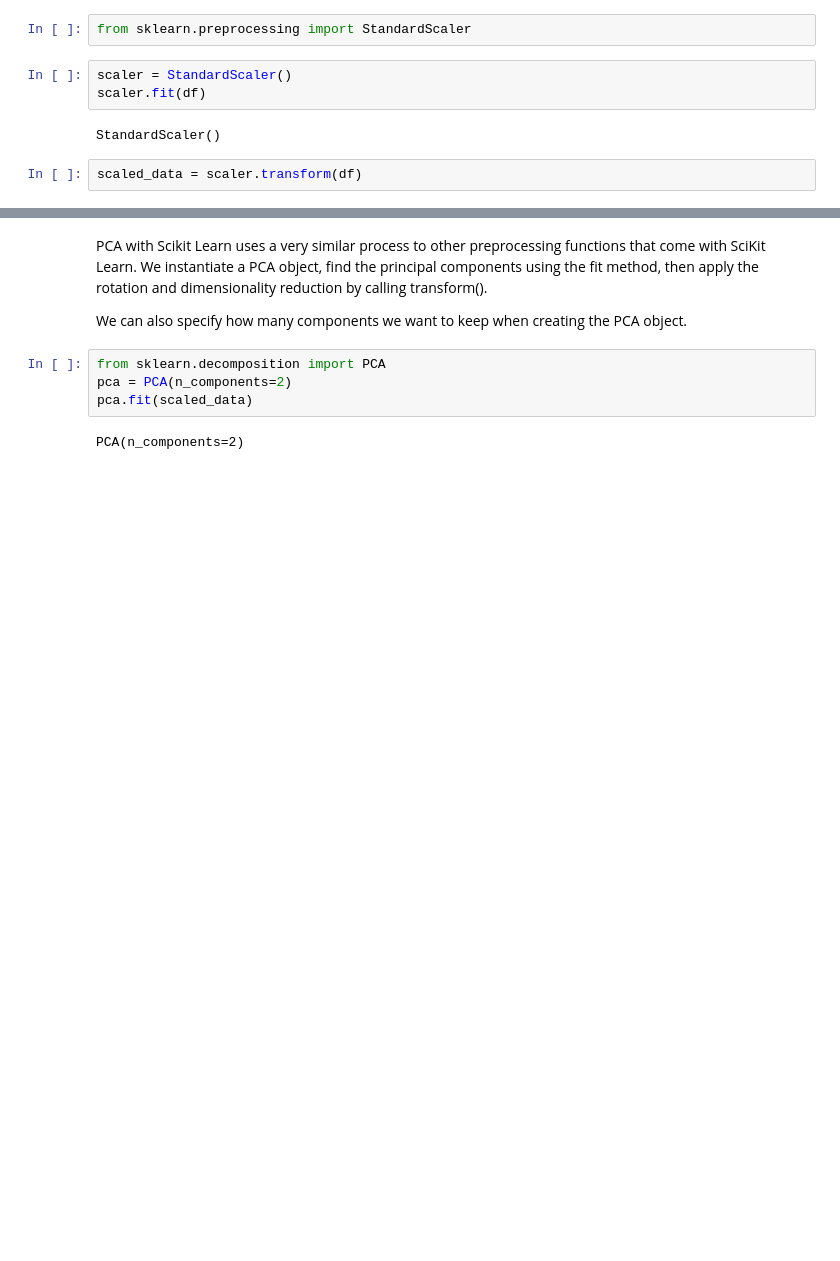
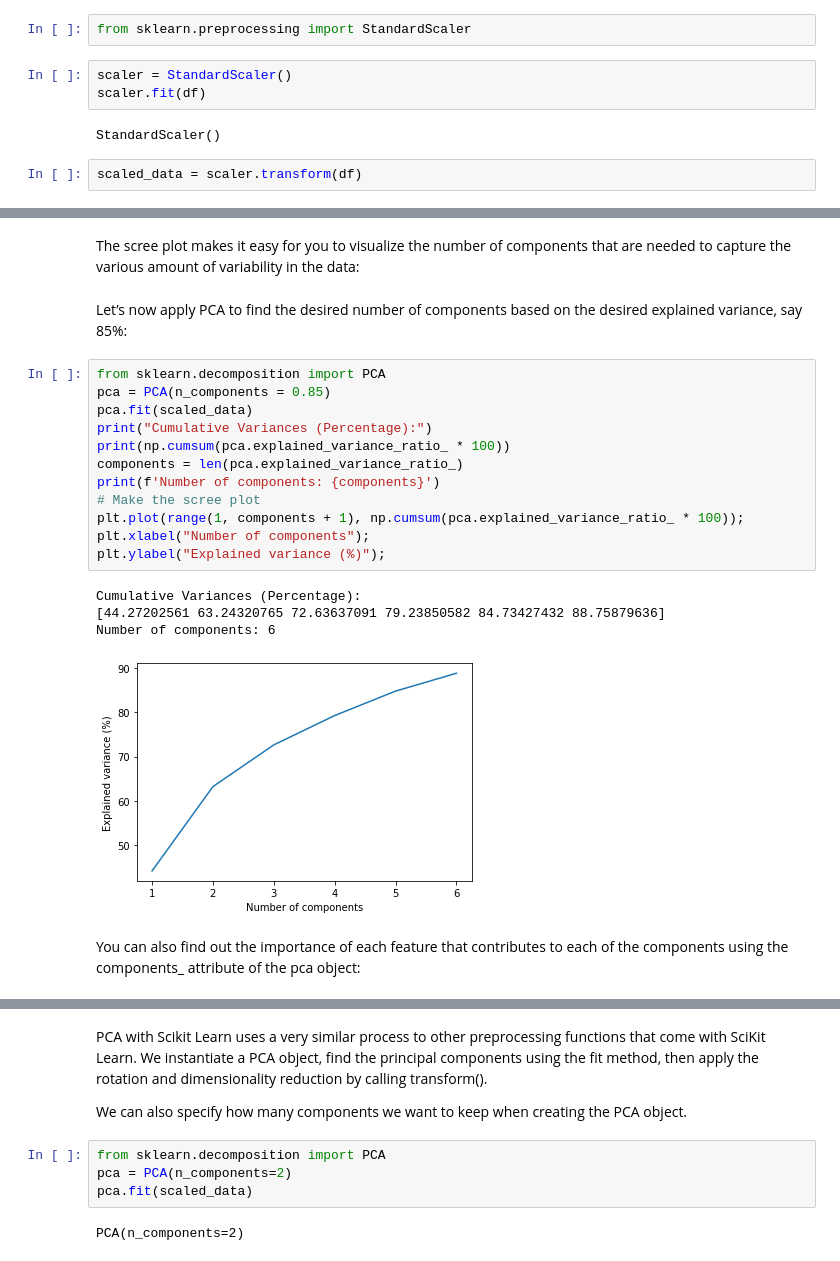
Before and after one commit to mostafa-ja/NLP, a Jupyter notebook: Principal_Component_Analysis.ipynb, the cells around one changed output, grey strips where cells are left out. Saved outputs shown, nothing was run; the diff lists cells and outputs as text; blank space fills up the shorter version.

```diff
--- a/Principal_Component_Analysis.ipynb
+++ b/Principal_Component_Analysis.ipynb
@@ -81,0 +187,23 @@ scaled_data = scaler.transform(df)
+# %% [markdown]
+The scree plot makes it easy for you to visualize the number of components that are needed to capture the various amount of variability in the data:
+# %% [markdown]
+Let’s now apply PCA to find the desired number of components based on the desired explained variance, say 85%:
+# %%
+from sklearn.decomposition import PCA
+pca = PCA(n_components = 0.85)
+pca.fit(scaled_data)
+print("Cumulative Variances (Percentage):")
+print(np.cumsum(pca.explained_variance_ratio_ * 100))
+components = len(pca.explained_variance_ratio_)
+print(f'Number of components: {components}')
+# Make the scree plot
+plt.plot(range(1, components + 1), np.cumsum(pca.explained_variance_ratio_ * 100));
+plt.xlabel("Number of components");
+plt.ylabel("Explained variance (%)");
+# %% [output]
+Cumulative Variances (Percentage):
+[44.27202561 63.24320765 72.63637091 79.23850582 84.73427432 88.75879636]
+Number of components: 6
+[figure, added]
+# %% [markdown]
+You can also find out the importance of each feature that contributes to each of the components using the components_ attribute of the pca object:
```
Also changed, not shown: parts of 24 cells of this notebook.
